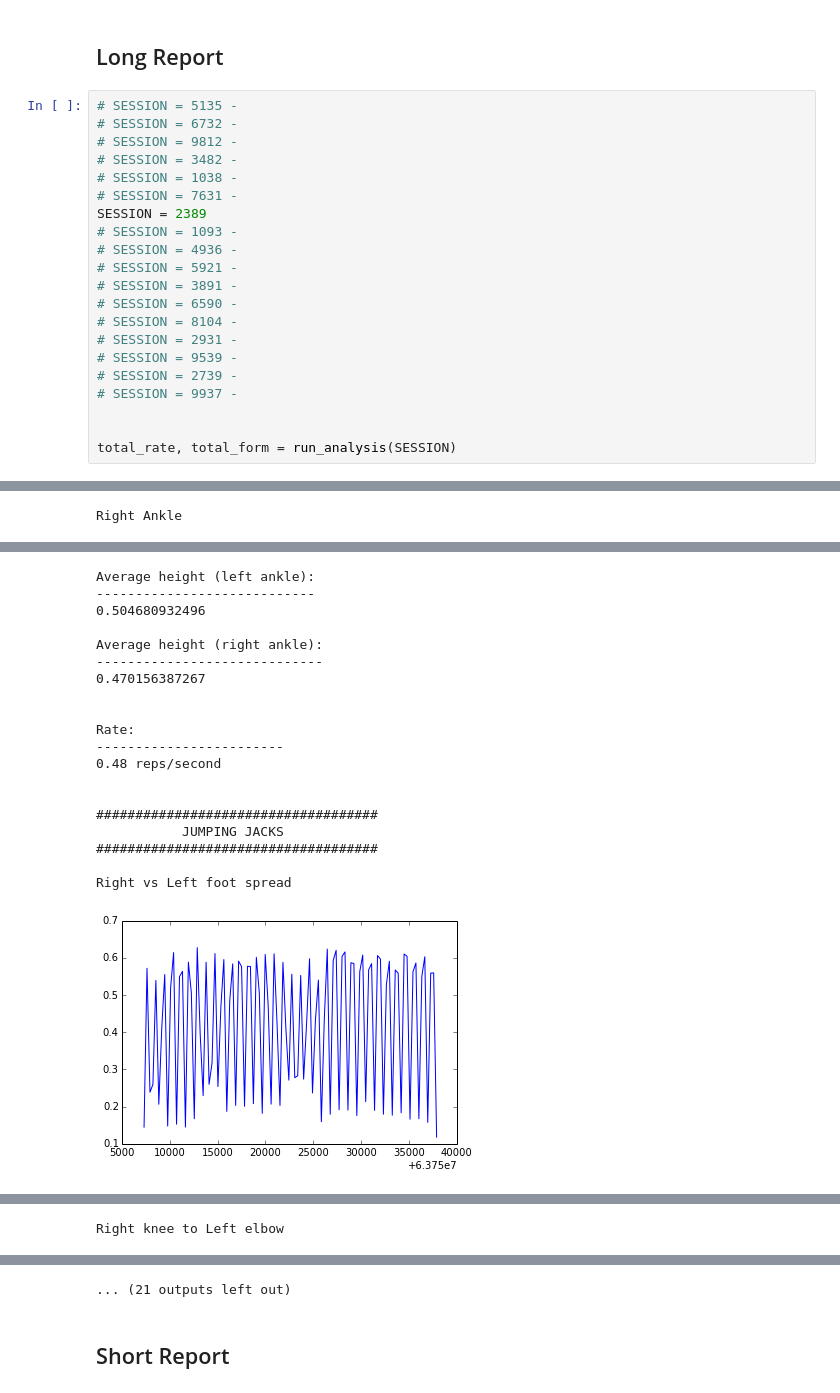
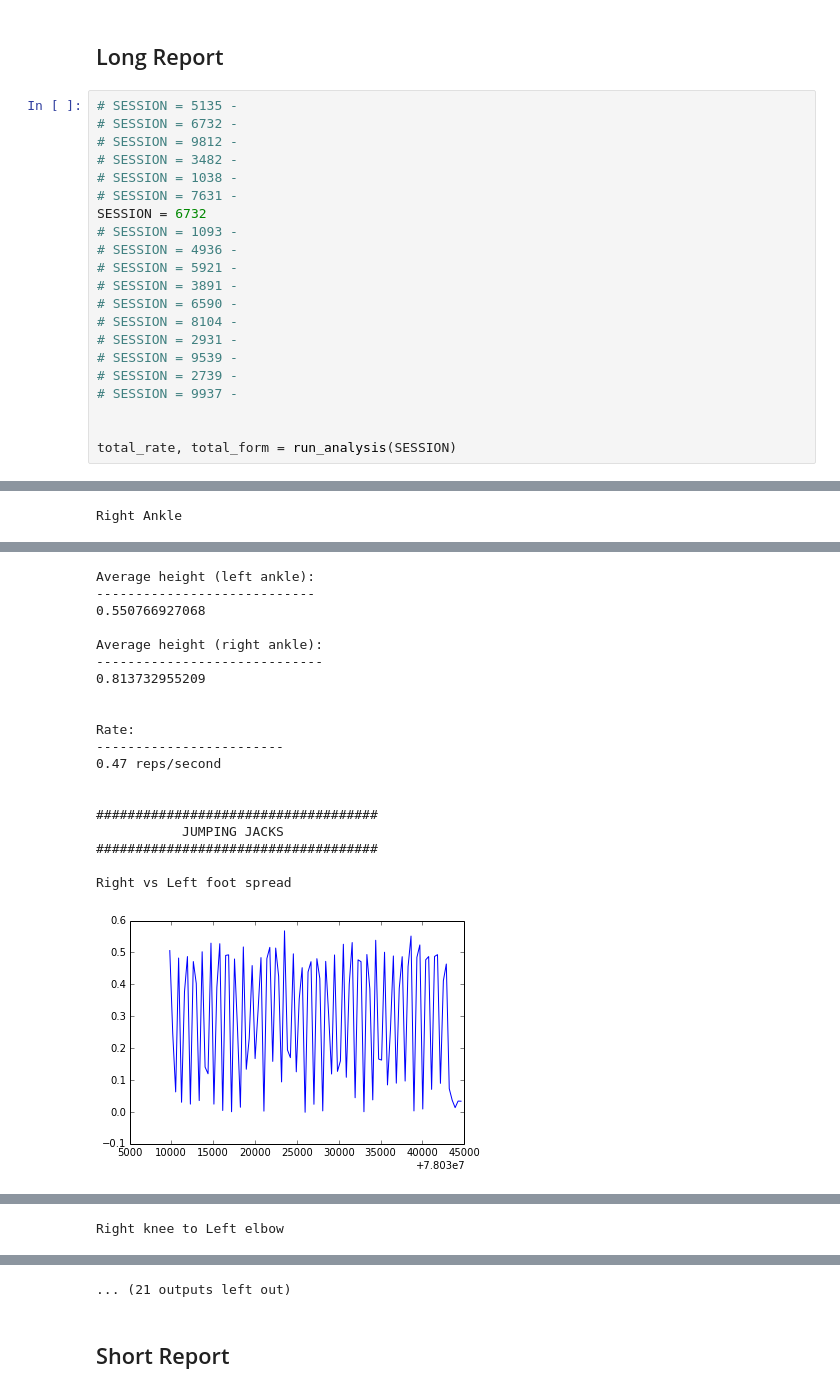
Before and after one commit to mmquint/CS279_FinalProject_MQ_VB, a Jupyter notebook: data_analysis/Analysis.ipynb, the cells around one changed output, grey strips where cells are left out. Cells and saved outputs as stored; diff of their text form.

```diff
--- a/data_analysis/Analysis.ipynb
+++ b/data_analysis/Analysis.ipynb
@@ -607,7 +607,7 @@ def run_analysis(session):
 # SESSION = 3482 -
 # SESSION = 1038 -
 # SESSION = 7631 -
-SESSION = 2389
+SESSION = 6732
 # SESSION = 1093 -
 # SESSION = 4936 -
 # SESSION = 5921 -
@@ -645,22 +645,22 @@ Right Ankle
 Average height (left ankle):
 ----------------------------
-0.504680932496
+0.550766927068
 
 Average height (right ankle):
 -----------------------------
-0.470156387267
+0.813732955209
 
 
 Rate:
 ------------------------
-0.48 reps/second
+0.47 reps/second
 
 
 ####################################
            JUMPING JACKS
 ####################################
 
 Right vs Left foot spread
-[figure, old version]
+[figure, new version]
 Average feet height in jump:
 ----------------------------
```
Also changed, not shown: parts of 2 cells of this notebook, 33 other files.
